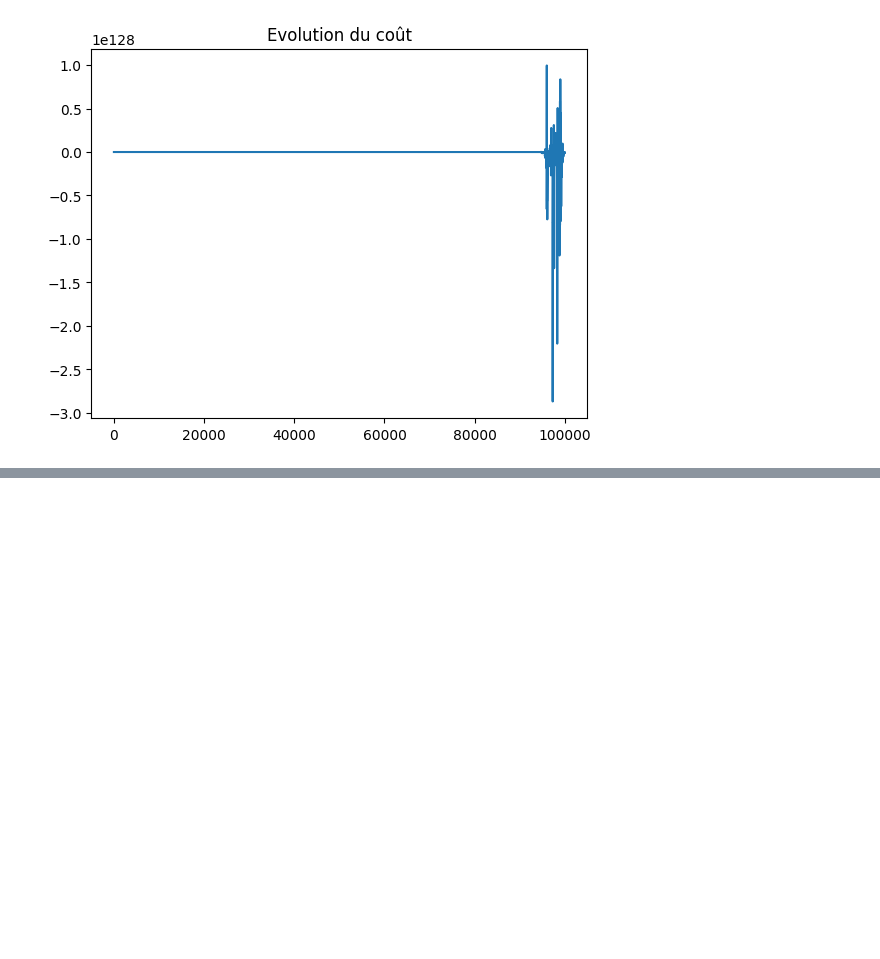
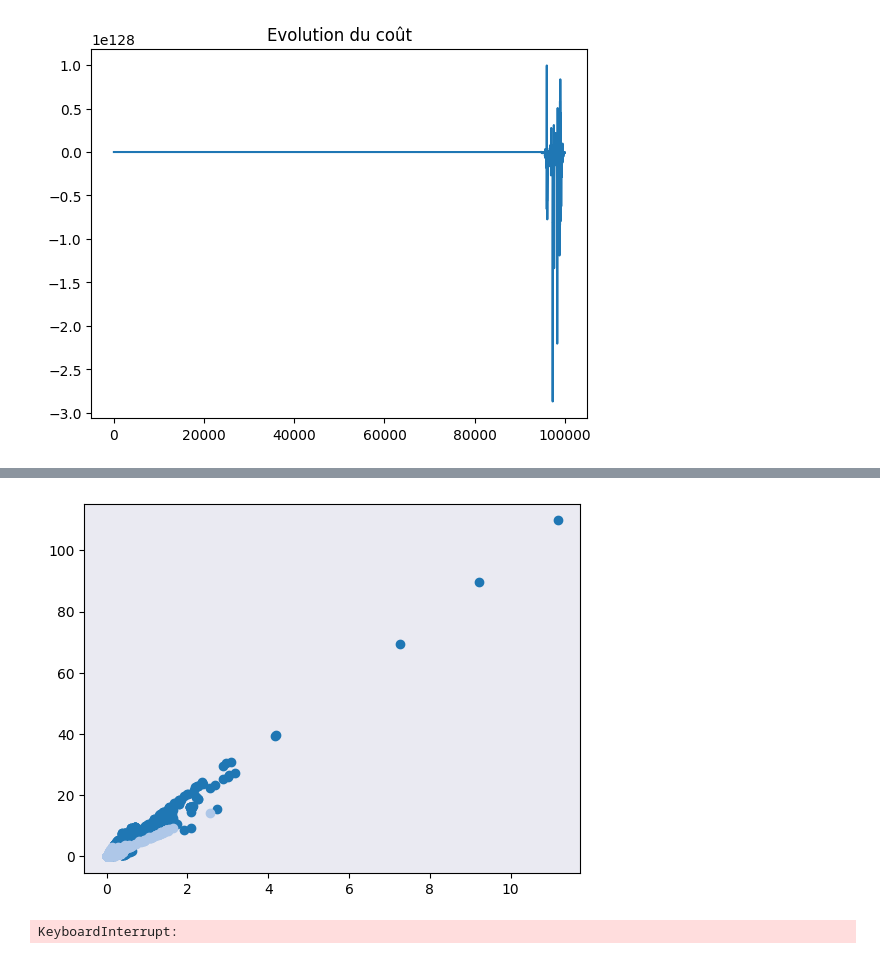
Before and after one commit to Lolikyu/Projet-DataScience, a Jupyter notebook: projet/notebook.ipynb, the cells around one changed output, grey strips where cells are left out. Saved outputs shown, nothing was run; the diff lists cells and outputs as text; code cells hidden in the pictures; blank space fills up the shorter version.

Commit message:
Début du non-supervisé

```diff
--- a/projet/notebook.ipynb
+++ b/projet/notebook.ipynb
@@ -500,3 +505,9 @@ Init perceptron: w=  [-7.94981196e-04 -9.74312395e-04 -8.55203750e-04  5.6324393
 Text(0.5, 1.0, 'Evolution du coût')
 [figure]
 [figure]
+# %%
+dataNS = data_ingredients.copy()
+
+#On retire toutes les colonnes de valeurs qualitatives,
+#car non-utiles dans notre modèle non-supervisé qui recherche des données qualitatives
+dataNS = dataNS.drop(columns=dataNS.select_dtypes(exclude=['number']).columns)
@@ -502,0 +539,3 @@ Text(0.5, 1.0, 'Evolution du coût')
+# %%
+# Normalisation des données
+dataNS_norm =  dataNS.copy()#clust.normalisation(dataNS)
@@ -502,0 +554,10 @@ Text(0.5, 1.0, 'Evolution du coût')
+# %%
+centers, affect = clust.kmoyennes(2, dataNS_norm, 0.05, 100)
+# %%
+clust.affiche_resultat(dataNS_norm, centers, affect)
+# %% [output]
+[figure, added]
+# %%
+clust.CHA(dataNS_norm, verbose=True, dendrogramme=True)
+# %% [output]
+KeyboardInterrupt:
```
Also changed, not shown: parts of 5 cells of this notebook, 1 other file.
